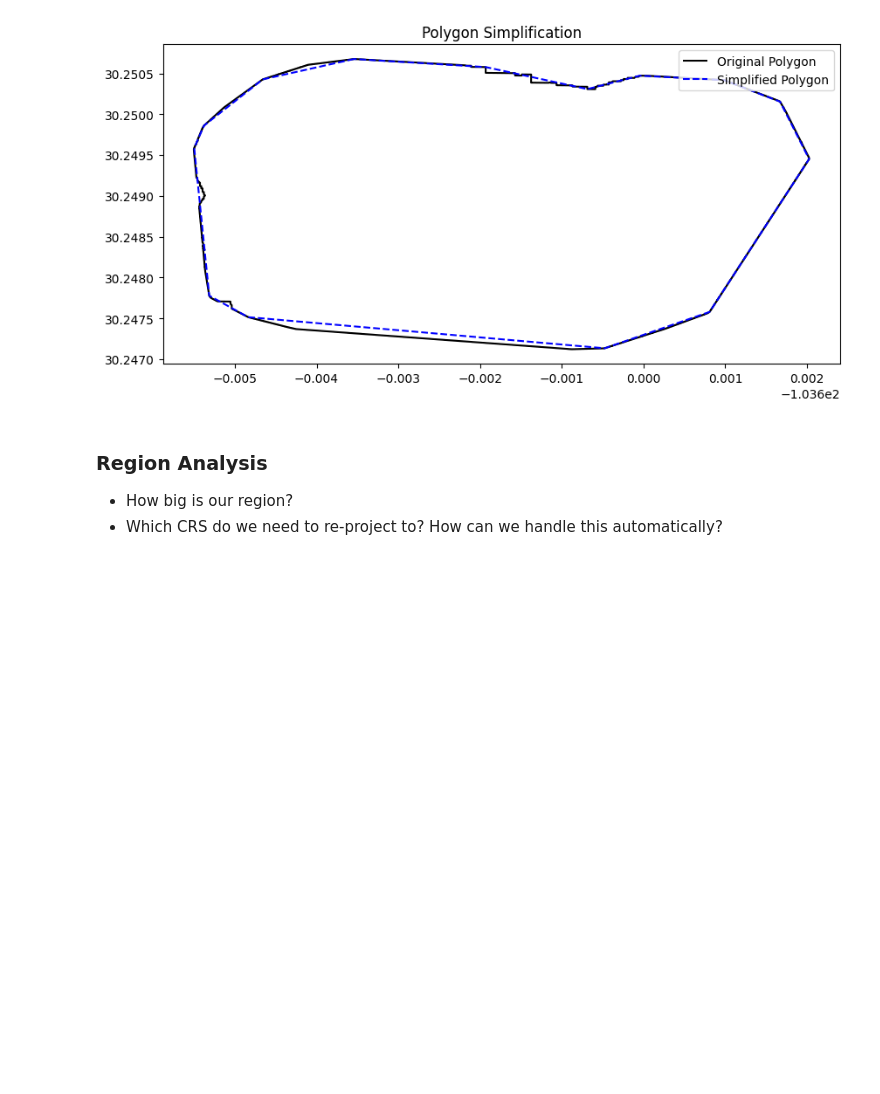
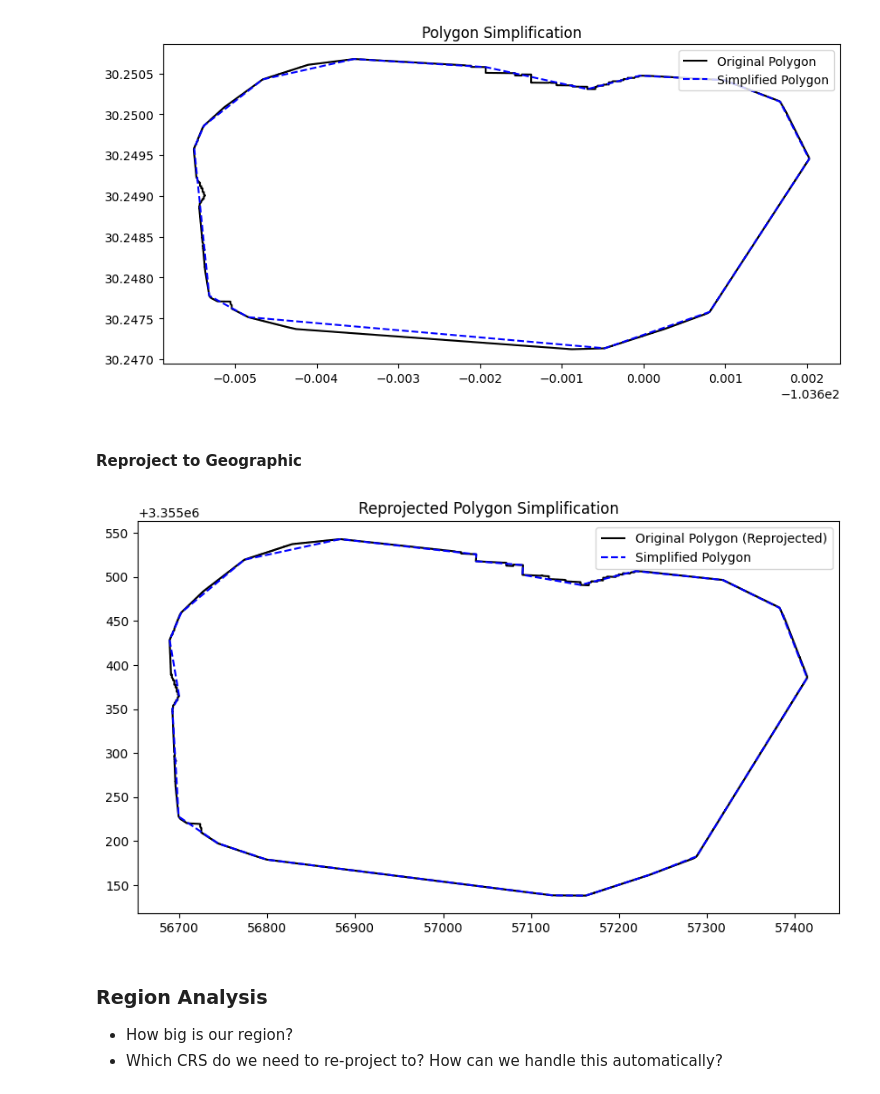
Before and after one commit to javelina-works/unsupervised-cv-search, a Jupyter notebook: content/notebooks/11_region_partition.ipynb, the cells around one changed output. Cells and saved outputs as stored; diff of their text form; code cells hidden in the pictures; blank space fills up the shorter version.

```diff
--- a/content/notebooks/11_region_partition.ipynb
+++ b/content/notebooks/11_region_partition.ipynb
@@ -240,6 +240,24 @@ plt.title("Polygon Simplification")
 plt.show()
 # %% [output]
 [figure]
+# %% [markdown]
+#### Reproject to Geographic
+# %%
+
+contour_gdf_projected = contour_gdf.to_crs(epsg=32614)  # Example: UTM Zone 14N
+
+contour_proj_polygon = contour_gdf_projected.geometry.iloc[0]
+simplified_contour_proj_polygon = simplify_polygon(contour_proj_polygon, tolerance=7)
+
+# Visualize the original and simplified polygons
+fig, ax = plt.subplots(figsize=(10, 10))
+gpd.GeoDataFrame({"geometry": [contour_proj_polygon]}).boundary.plot(ax=ax, color="black", label="Original Polygon (Reprojected)")
+gpd.GeoDataFrame({"geometry": [simplified_contour_proj_polygon]}).boundary.plot(ax=ax, color="blue", linestyle="--", label="Simplified Polygon")
+plt.legend()
+plt.title("Reprojected Polygon Simplification")
+plt.show()
+# %% [output]
+[figure, added]
 # %% [markdown]
 ### Region Analysis
 - How big is our region?
```
Also changed, not shown: parts of 9 cells of this notebook.
